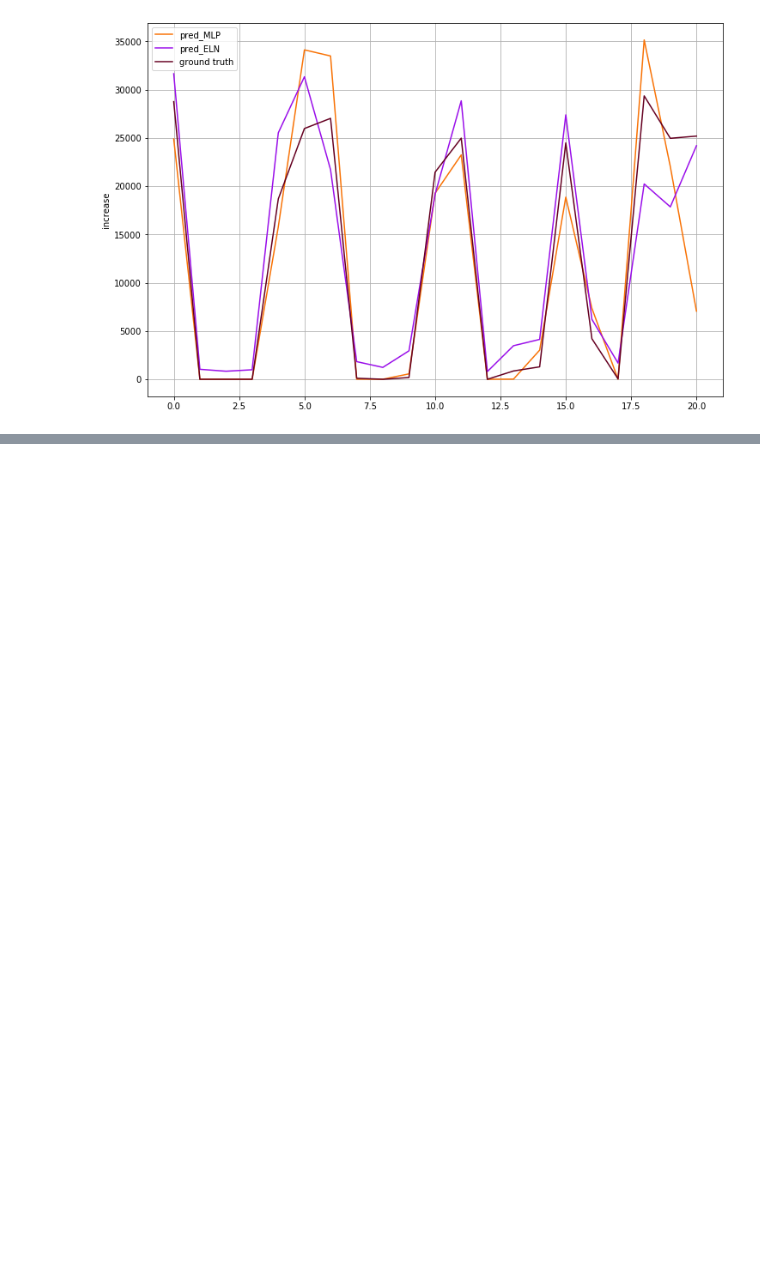
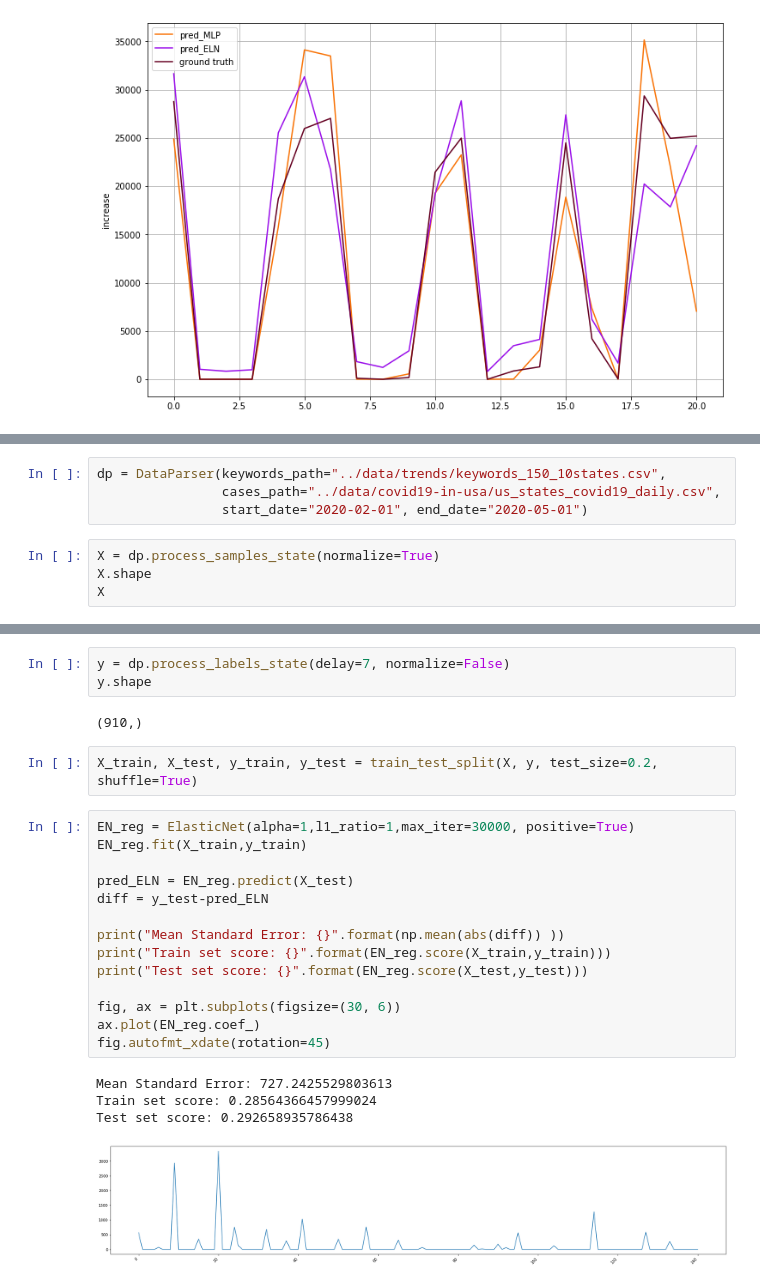
Before and after one commit to Trembleo/DS-GA-1003-Final-proj, a Jupyter notebook: code/COVIDtrends.ipynb, the cells around one changed output, grey strips where cells are left out. Drawn from its saved outputs; the diff is of its cells as text; blank space fills up the shorter version.

Commit message:
add process_samples_state() in data_parser

```diff
--- a/code/COVIDtrends.ipynb
+++ b/code/COVIDtrends.ipynb
@@ -142,0 +145,8 @@ ax1.grid()
+# %%
+dp = DataParser(keywords_path="../data/trends/keywords_150_10states.csv",
+                cases_path="../data/covid19-in-usa/us_states_covid19_daily.csv",
+                start_date="2020-02-01", end_date="2020-05-01")
+# %%
+X = dp.process_samples_state(normalize=True)
+X.shape
+X
@@ -142,0 +167,26 @@ ax1.grid()
+# %%
+y = dp.process_labels_state(delay=7, normalize=False)
+y.shape
+# %% [output]
+(910,)
+# %%
+X_train, X_test, y_train, y_test = train_test_split(X, y, test_size=0.2, shuffle=True)
+# %%
+EN_reg = ElasticNet(alpha=1,l1_ratio=1,max_iter=30000, positive=True)
+EN_reg.fit(X_train,y_train)
+
+pred_ELN = EN_reg.predict(X_test)
+diff = y_test-pred_ELN
+
+print("Mean Standard Error: {}".format(np.mean(abs(diff)) ))
+print("Train set score: {}".format(EN_reg.score(X_train,y_train)))
+print("Test set score: {}".format(EN_reg.score(X_test,y_test)))
+
+fig, ax = plt.subplots(figsize=(30, 6))
+ax.plot(EN_reg.coef_)
+fig.autofmt_xdate(rotation=45)
+# %% [output]
+Mean Standard Error: 727.2425529803613
+Train set score: 0.28564366457999024
+Test set score: 0.292658935786438
+[figure, added]
```
Also changed, not shown: parts of 4 cells of this notebook, 2 other files.
